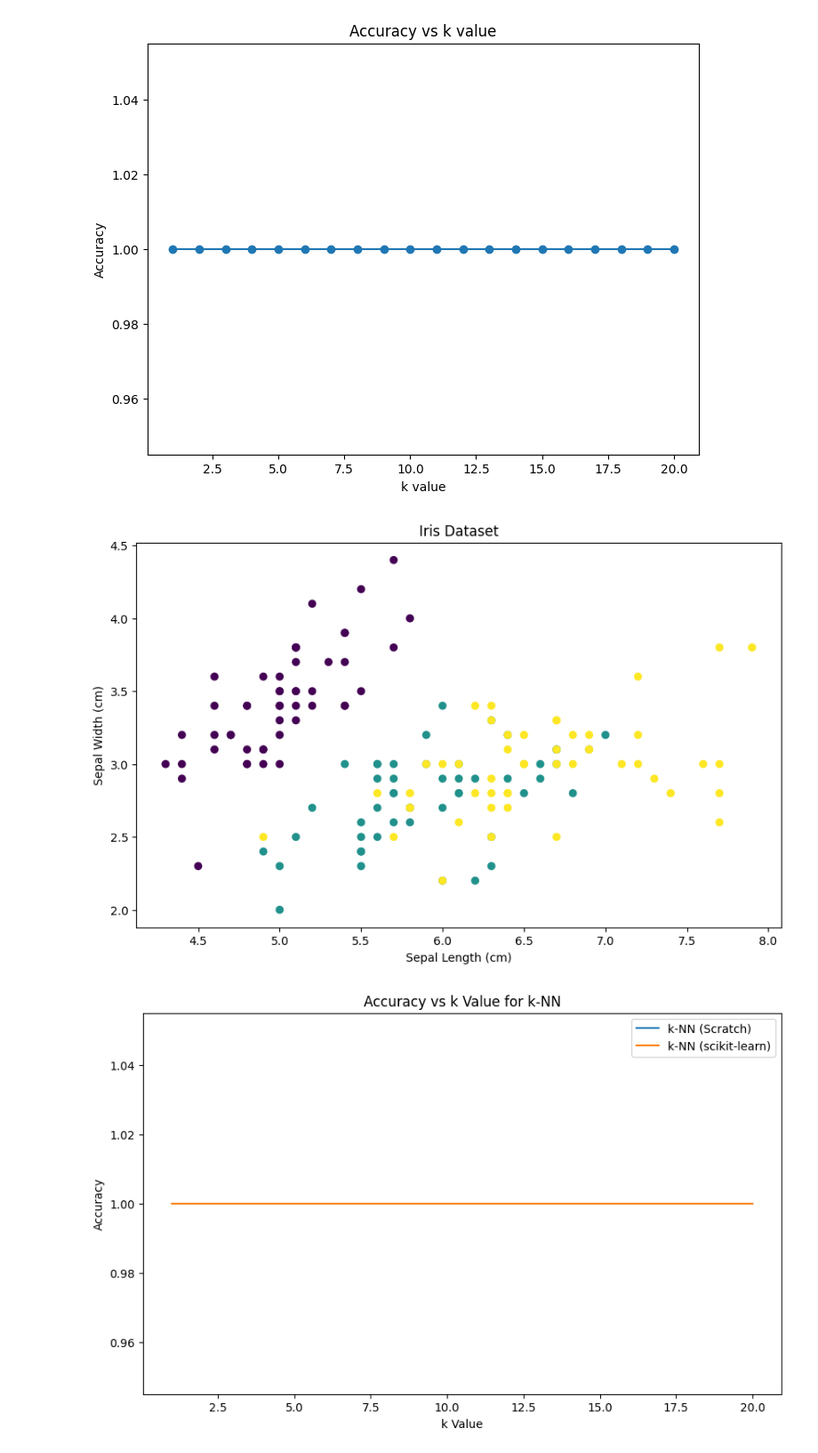
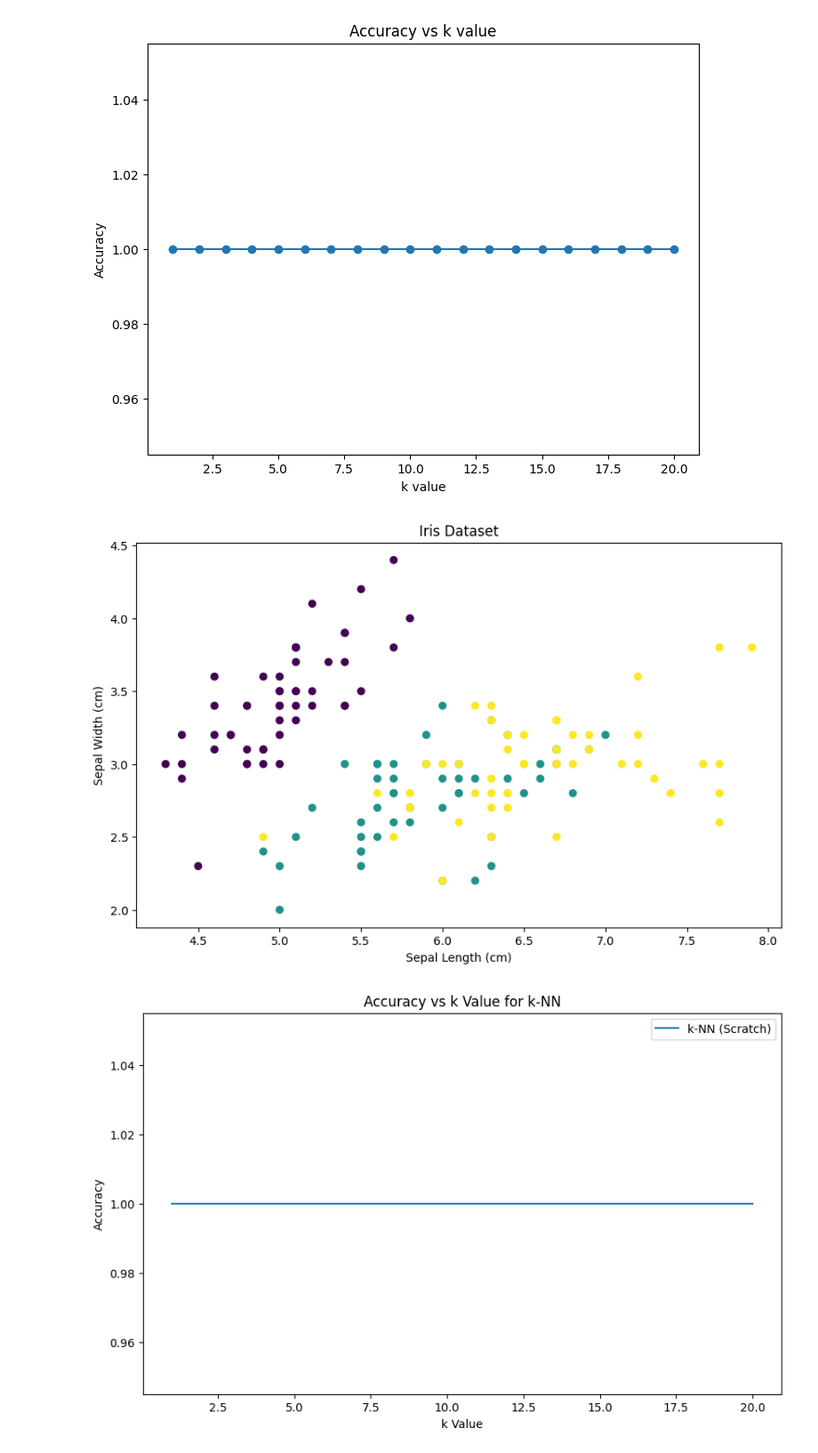
Before and after one commit to qwerty-iitk/DataScienceWinterProject-2023, a Jupyter notebook: 230876_Rounak Mishra/Assignment_2/Assignment_2(Rounak_Mishra).ipynb, the cells around one changed output. Shown at 89% size. Cells and saved outputs as stored; diff of their text form; code cells hidden in the pictures.

```diff
--- a/230876_Rounak Mishra/Assignment_2/Assignment_2(Rounak_Mishra).ipynb
+++ b/230876_Rounak Mishra/Assignment_2/Assignment_2(Rounak_Mishra).ipynb
@@ -241,6 +241,7 @@ plt.show()
 # %% [output]
 [figure]
 # %%
+#KNN from Scratch
 import numpy as np
 import pandas as pd
 from sklearn.model_selection import train_test_split
@@ -249,60 +250,53 @@ from sklearn.metrics import accuracy_score
 import matplotlib.pyplot as plt
 from sklearn.datasets import load_iris
 
-# Load the Iris dataset
+
 iris = load_iris()
 X = iris.data
 y = iris.target
 
-# Split the dataset into training and test sets (70:30 ratio)
+
 X_train, X_test, y_train, y_test = train_test_split(X, y, test_size=0.3, random_state=42)
 
-# Plot the dataset
 plt.scatter(X[:, 0], X[:, 1], c=y, cmap='viridis')
 plt.xlabel('Sepal Length (cm)')
 plt.ylabel('Sepal Width (cm)')
 plt.title('Iris Dataset')
 plt.show()
 
-# k-NN from scratch
+
 def euclidean_distance(x1, x2):
     return np.sqrt(np.sum((x1 - x2)**2))
 
 def k_nearest_neighbors(X_train, y_train, x_test, k):
     distances = [euclidean_distance(x_test, x_train) for x_train in X_train]
     k_neighbors_indices = np.argsort(distances)[:k]
     k_neighbor_labels = [y_train[i] for i in k_neighbors_indices]
     most_common = np.bincount(k_neighbor_labels).argmax()
     return most_common
 
 def predict_knn(X_train, y_train, X_test, k):
     predictions = [k_nearest_neighbors(X_train, y_train, x_test, k) for x_test in X_test]
     return predictions
 
-# k-NN from scratch predictions
+
 k_values = range(1, 21)
 accuracy_scratch = []
 
 for k in k_values:
     y_pred_scratch = predict_knn(X_train, y_train, X_test, k)
     accuracy_scratch.append(accuracy_score(y_test, y_pred_scratch))
 
-# k-NN with scikit-learn
-accuracy_sklearn = []
-for k in k_values:
-    model = KNeighborsClassifier(n_neighbors=k)
-    model.fit(X_train, y_train)
-    y_pred_sklearn = model.predict(X_test)
-    accuracy_sklearn.append(accuracy_score(y_test, y_pred_sklearn))
 
-# Plot accuracy vs k value graph
+
+
+
 plt.plot(k_values, accuracy_scratch, label='k-NN (Scratch)')
-plt.plot(k_values, accuracy_sklearn, label='k-NN (scikit-learn)')
 plt.xlabel('k Value')
 plt.ylabel('Accuracy')
 plt.title('Accuracy vs k Value for k-NN')
 plt.legend()
 plt.show()
 # %% [output]
 [figure]
-[figure, old version]
+[figure, new version]
```
